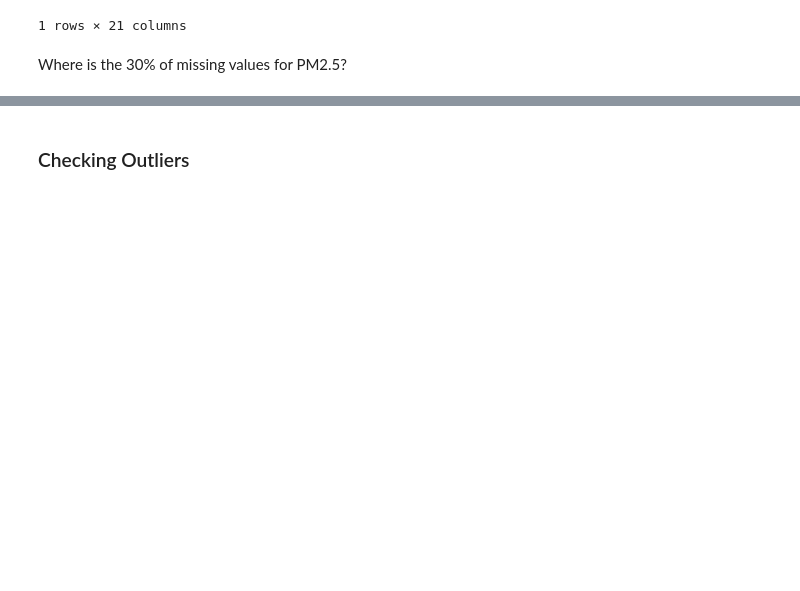
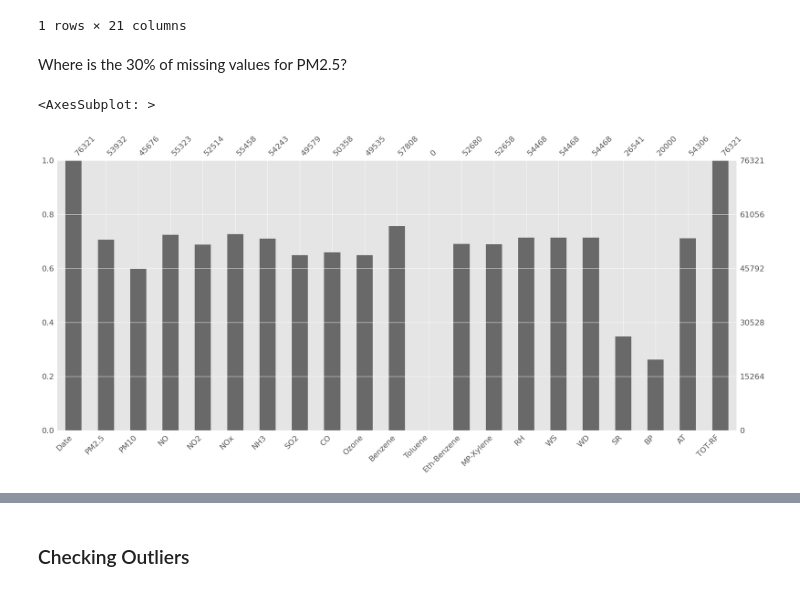
Before and after one commit to OmdenaAI/omdena-mumbai-chapter-air-quality, a Jupyter notebook: src/tasks/task-2-eda/cpcb_data_eda.ipynb, the cells around one changed output, grey strips where cells are left out. Saved outputs shown, nothing was run; the diff lists cells and outputs as text; code cells hidden in the pictures; blank space fills up the shorter version.

```diff
--- a/src/tasks/task-2-eda/cpcb_data_eda.ipynb
+++ b/src/tasks/task-2-eda/cpcb_data_eda.ipynb
@@ -142,4 +142,11 @@ missing_values
 1 rows × 21 columns
 # %% [markdown]
 Where is the 30% of missing values for PM2.5?
+# %%
+import missingno as msno
+
+msno.bar(df)
+# %% [output]
+<AxesSubplot: >
+[figure, added]
 # %%
```
Also changed, not shown: parts of 41 cells of this notebook.
